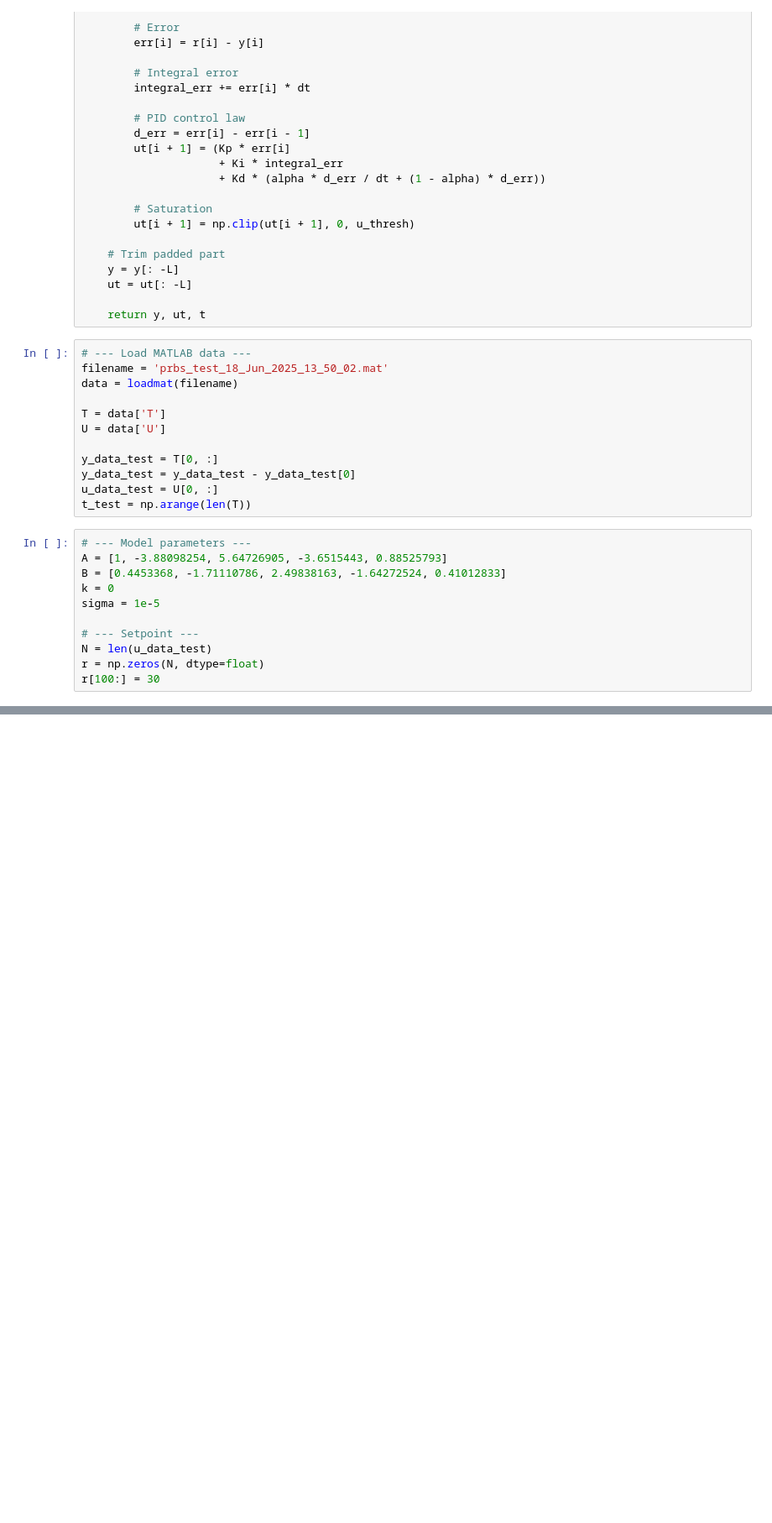
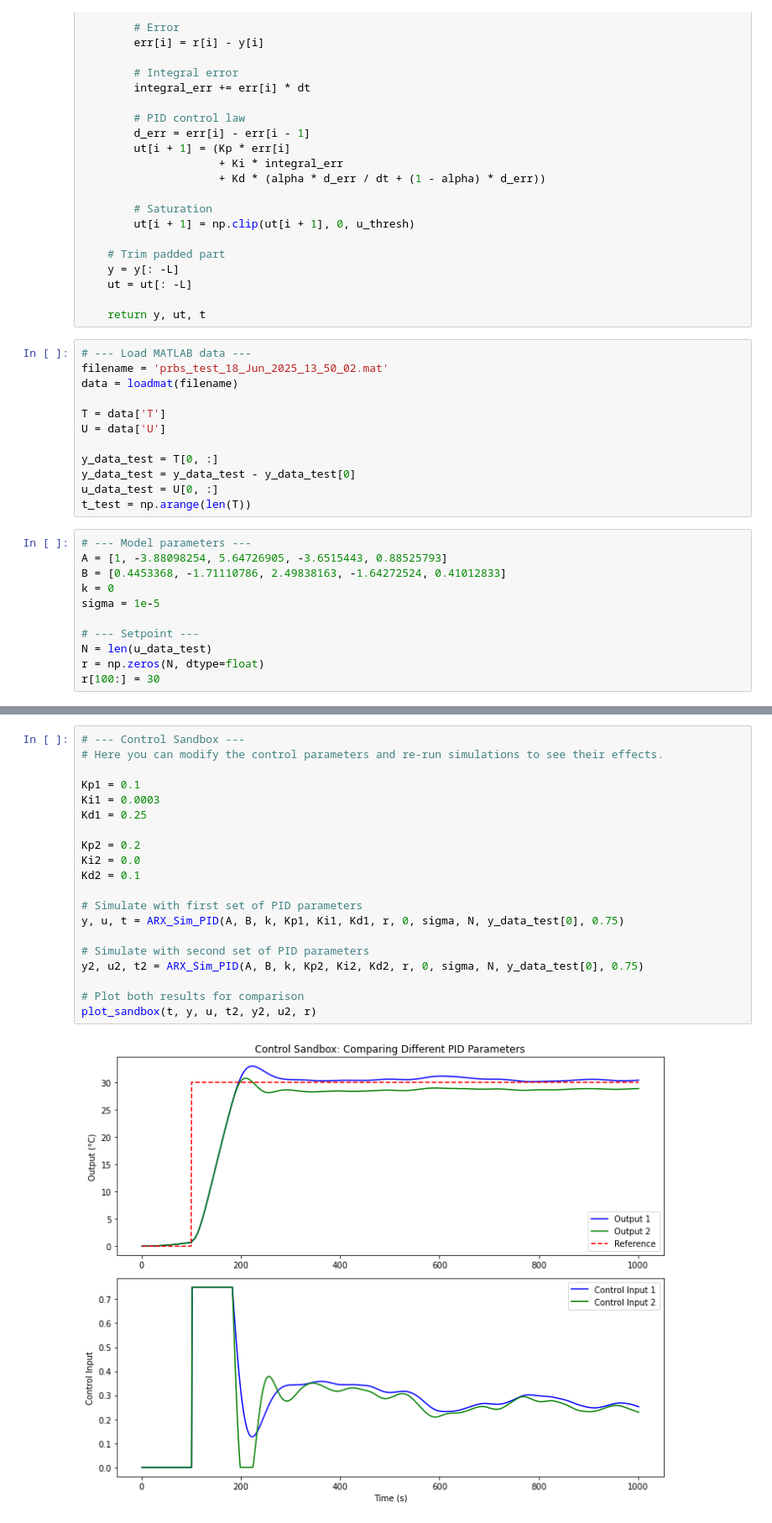
Before and after one commit to AlasMac/TCLab-Python-Resources, a Jupyter notebook: ARX_Sim.ipynb, the cells around one changed output, grey strips where cells are left out. Shown at 84% size. Saved outputs shown, nothing was run; the diff lists cells and outputs as text; blank space fills up the shorter version.

```diff
--- a/ARX_Sim.ipynb
+++ b/ARX_Sim.ipynb
@@ -184,0 +174,22 @@ plt.show()
+# %%
+# --- Control Sandbox ---
+# Here you can modify the control parameters and re-run simulations to see their effects.
+
+Kp1 = 0.1
+Ki1 = 0.0003
+Kd1 = 0.25
+
+Kp2 = 0.2
+Ki2 = 0.0
+Kd2 = 0.1
+
+# Simulate with first set of PID parameters
+y, u, t = ARX_Sim_PID(A, B, k, Kp1, Ki1, Kd1, r, 0, sigma, N, y_data_test[0], 0.75)
+
+# Simulate with second set of PID parameters
+y2, u2, t2 = ARX_Sim_PID(A, B, k, Kp2, Ki2, Kd2, r, 0, sigma, N, y_data_test[0], 0.75)
+
+# Plot both results for comparison
+plot_sandbox(t, y, u, t2, y2, u2, r)
+# %% [output]
+[figure, added]
```
Also changed, not shown: parts of 4 cells of this notebook.
